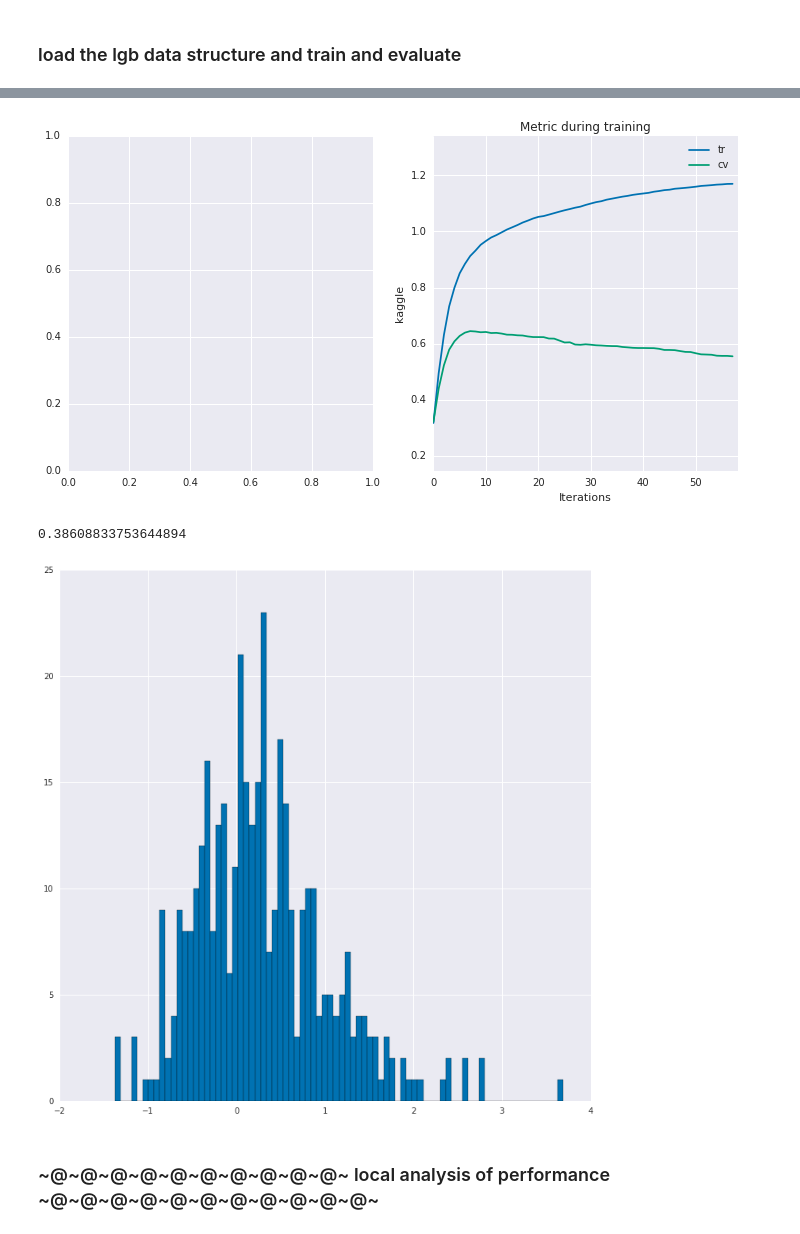
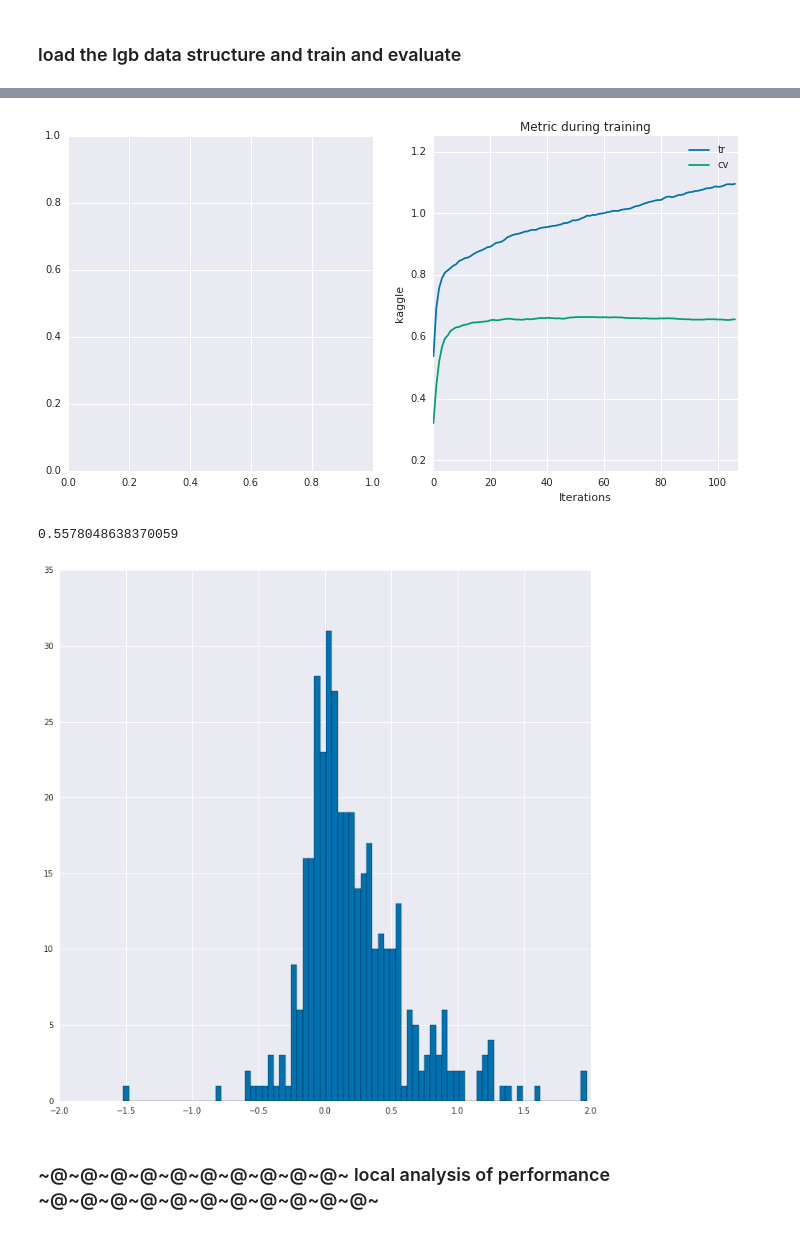
Before and after one commit to yumichael/two-sigma-financial-news, a Jupyter notebook: work/init-kaggle.ipynb, the cells around one changed output, grey strips where cells are left out. Saved outputs shown, nothing was run; the diff lists cells and outputs as text; code cells hidden in the pictures.

Commit message:
add new weights and change/add shortterm combos for the better

```diff
--- a/work/init-kaggle.ipynb
+++ b/work/init-kaggle.ipynb
@@ -1182,8 +1180,8 @@ P['weight1'] = P.weight*P.universe
 # %% [markdown]
 #### _~ ~ ~ ~ ~ saving/loading for local testing_
 # %%
-pd.to_pickle((F,P), '/big/data/saves/train_8fixedsince.32.pkl')
-#F,P = pd.read_pickle('/big/data/saves/train_8fixedsince.32.pkl')
+#pd.to_pickle((F,P), '/big/data/saves/train_5fixedsince.32.pkl')
+F,P = pd.read_pickle('/big/data/saves/train_5fixedsince.32.pkl')
 # %%
 #pd.to_pickle((F,P), '/big/data/saves/train_4Newnewfault64xx.pkl')
 #F,P = pd.read_pickle('/big/data/saves/train_4Newnewfault64xx.pkl')
@@ -1267,17 +1265,17 @@ lgb_data_info = dict(
     categorical_feature = list(F_.dtypes[F_.dtypes.isin([np.int64,np.int32])].index),
     free_raw_data = False,
 )
-
+theweight = 'vp5_weight'
 L = O()
-L.tr = lgb.Dataset(F_[tr], P.target[tr], weight=P.weight1[tr], **lgb_data_info)
-L.cv = lgb.Dataset(F_[cv], P.target[cv], reference=L.tr, weight=P.weight1[cv], **lgb_data_info)
-L.ho = lgb.Dataset(F_[ho], P.target[ho], weight=P.weight1[ho], **lgb_data_info)
+L.tr = lgb.Dataset(F_[tr], P.target[tr], weight=P[theweight][tr], **lgb_data_info)
+L.cv = lgb.Dataset(F_[cv], P.target[cv], reference=L.tr, weight=P[theweight][cv], **lgb_data_info)
+L.ho = lgb.Dataset(F_[ho], P.target[ho], weight=P[theweight][ho], **lgb_data_info)
 #del F_; gc.collect()
 # %%
 L.tr.timeFactor = P.time[tr].factorize()[0]
 L.cv.timeFactor = P.time[cv].factorize()[0]
-L.tr.value = (P.upDown1*P.absVal1)[tr]
-L.cv.value = (P.upDown1*P.absVal1)[cv]
+L.tr.value = (P.upDown*P.absVal)[tr]
+L.cv.value = (P.upDown*P.absVal)[cv]
 L.tr.i = 0
 L.cv.i = 0
 
@@ -1311,13 +1309,13 @@ lgb_params = dict(
     learning_rate = .05, #.02, #0.05,
     num_leaves = 1<<12, #1<<16, #1<<12,
     max_depth = 12, #16, #12,
-    min_data_in_leaf = 150, #120, #200(rd26)/120(rd17), #150,
-    min_sum_hessian_in_leaf = 50, #0, #50,
+    min_data_in_leaf = 200,#150, #120, #200(rd26)/120(rd17), #150,
+    min_sum_hessian_in_leaf = 1e-3,#50, #0, #50,
     #bagging_fraction = 1,
     #bagging_freq = 0,
     #feature_fraction = .8,
-    lambda_l1 = .01, #.0, #0.01,
-    lambda_l2 = .01, #.0, #0.01,
+    lambda_l1 = .0,#1, #.0, #0.01,
+    lambda_l2 = .0,#1, #.0, #0.01,
     min_gain_to_split = 0,
 
     #min_data_per_group = 100,
@@ -1383,19 +1372,19 @@ fig, (ax0, ax1) = plt.subplots(1,2)
 ax = lgb.plot_metric(evals_result, metric='kaggle', ax=ax1);
 canvas(12,12)
 # %% [output]
-[figure, old version]
+[figure, new version]
 # %%
 P['guess'] = bst.predict(F_)*2-1
 P.guess = P.guess*(np.abs(P.guess)>=0.0)
 
-P['trade'] = P.guess*P.upDown1*P.absVal1
+P['trade'] = P.guess*P.upDown*P[theweight]
 
 daily = P[ho].groupby('time').trade.sum()
 print(daily.mean()/daily.std(ddof=0))
 plt.hist(daily, bins=80);
 # %% [output]
-0.38608833753644894
+0.5578048638370059
-[figure, old version]
+[figure, new version]
 # %% [markdown]
 ### ~@~@~@~@~@~@~@~@~@~@~ local analysis of performance ~@~@~@~@~@~@~@~@~@~@~@~
 # %%
```
Also changed, not shown: parts of 5 cells of this notebook.
